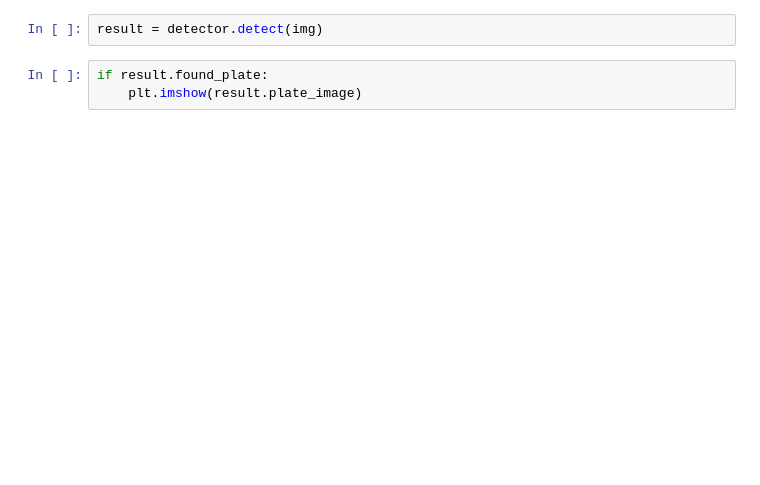
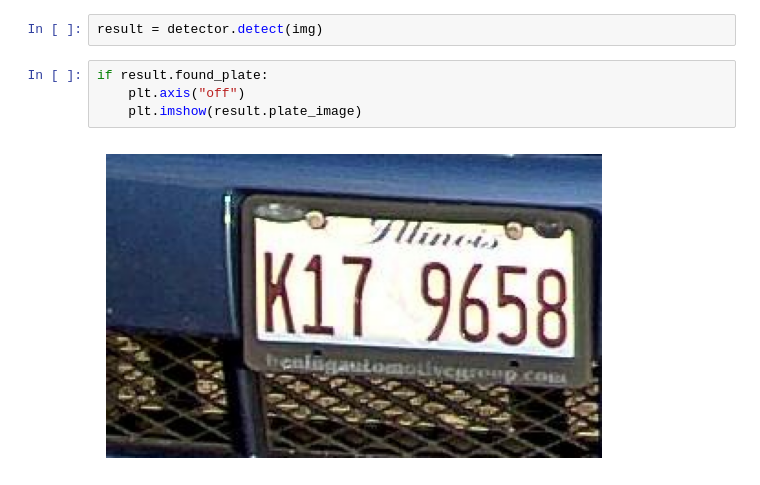
Before and after one commit to SimpleANPR/anpr, a Jupyter notebook: detection_classifiers.ipynb, the cells around one changed output. Drawn from its saved outputs; the diff is of its cells as text; blank space fills up the shorter version.

```diff
--- a/detection_classifiers.ipynb
+++ b/detection_classifiers.ipynb
@@ -64,7 +74,10 @@ plt.imshow(img)
 result = detector.detect(img)
 # %%
 if result.found_plate:
+    plt.axis("off")
     plt.imshow(result.plate_image)
+# %% [output]
+[figure, added]
 # %%
 fig, ax = plt.subplots()
 ax.imshow(img)
```
Also changed, not shown: parts of 4 cells of this notebook, 3 other files.
